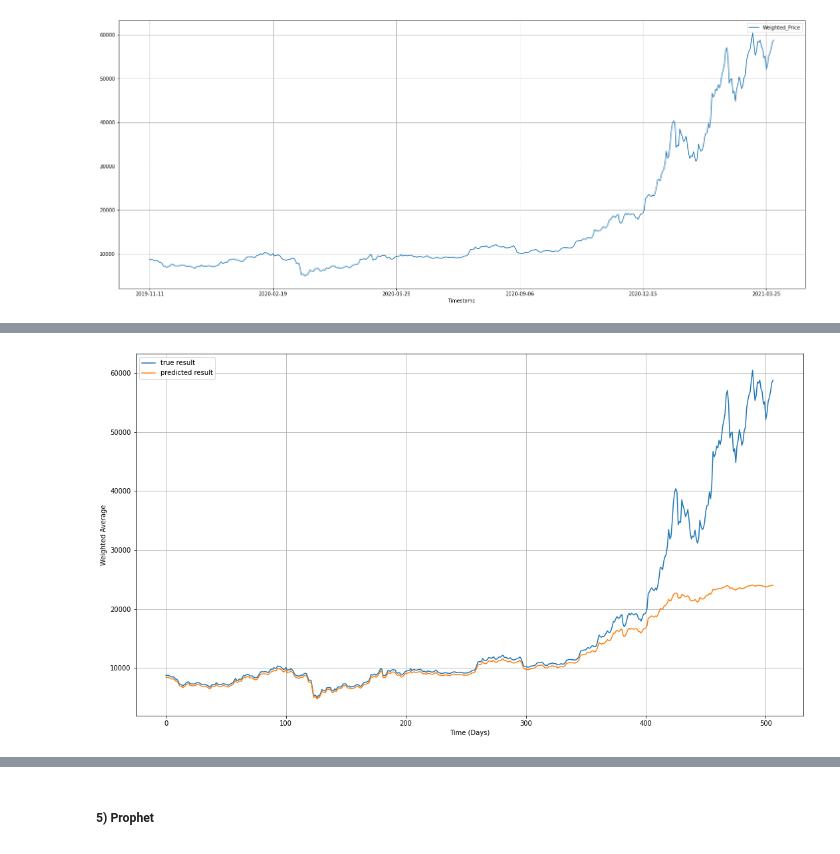
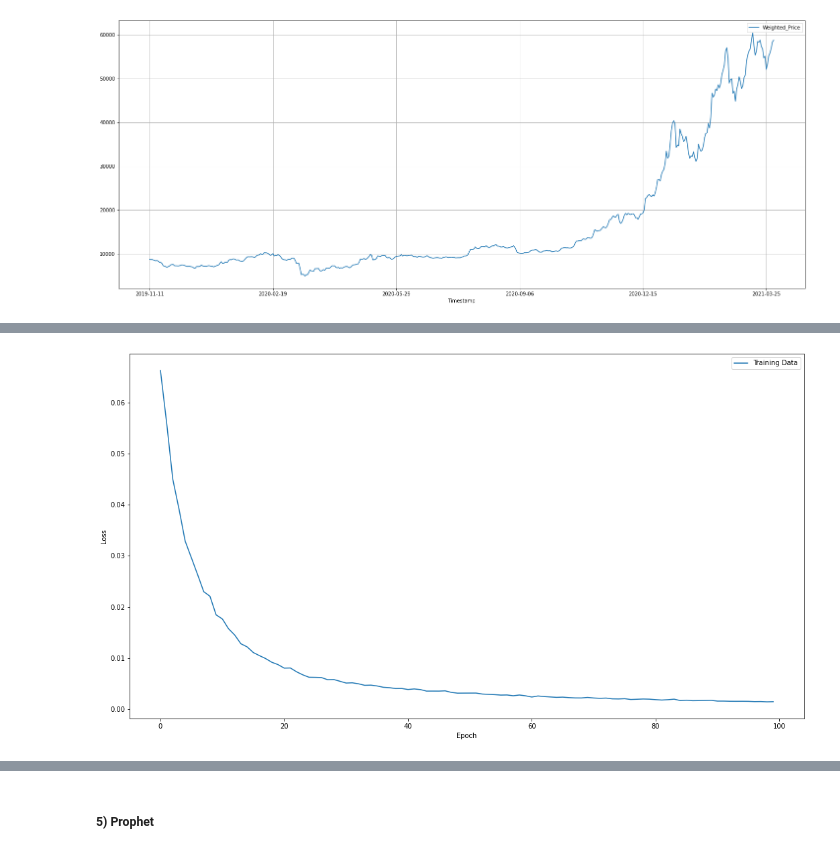
Before and after one commit to AshutoshBhawsar/Cryptocurrency-data-analysis-and-investing-strategies, a Jupyter notebook: code/phase2.ipynb, the cells around one changed output, grey strips where cells are left out. Cells and saved outputs as stored; diff of their text form; code cells hidden in the pictures.

```diff
--- a/code/phase2.ipynb
+++ b/code/phase2.ipynb
@@ -190,8 +212,8 @@ plot_confusion_matrix(random_forest_classifier, X_test, y_test)
 # %%
 # Splitting the dataset
 splitting_index = int(0.85*len(btc_data))
-df_train = btc_data.iloc[:splitting_index,:]
-df_test = btc_data.iloc[splitting_index:,:]
+training_df = btc_data.iloc[:splitting_index,:]
+testing_df = btc_data.iloc[splitting_index:,:]
 # %%
 # Visualize Training and Testing data
 visualize_frame=pd.DataFrame({})
@@ -208,33 +230,29 @@ df_test.plot(grid=True, figsize=(25,10))
 <matplotlib.axes._subplots.AxesSubplot at 0x...>
 [figure]
 # %%
-training_set = df_train.values
+training_set = training_df.values
 training_set = np.reshape(training_set, (len(training_set), 1))
+
 sc = MinMaxScaler()
 training_set = sc.fit_transform(training_set)
-X_train = training_set[0:len(training_set)-1]
+
+X_train = training_set[:len(training_set)-1]
 y_train = training_set[1:len(training_set)]
 X_train = np.reshape(X_train, (len(X_train), 1, 1))
 # %%
+lstm_model = Sequential()
 
-# Initialising the RNN
-regressor = Sequential()
+lstm_model.add(LSTM(units = 128, activation = 'sigmoid', input_shape = (1, 1)))
 
-# Adding the input layer and the LSTM layer
-regressor.add(LSTM(units = 128, activation = 'sigmoid', input_shape = (1, 1)))
+lstm_model.add(Dropout(0.2))
 
-regressor.add(Dropout(0.2))
+lstm_model.add(Dense(units = 1))
 
-# Adding the output layer
-regressor.add(Dense(units = 1))
+lstm_model.compile(optimizer = 'adam', loss = 'mean_squared_error')
 
-# Compiling the RNN
-regressor.compile(optimizer = 'adam', loss = 'mean_squared_error')
+lstm_model.summary()
 
-regressor.summary()
-
-# Fitting the RNN to the Training set
-model_history = regressor.fit(X_train, y_train, batch_size = 50, epochs = 100, verbose = 2)
+model_history = lstm_model.fit(X_train, y_train, batch_size = 50, epochs = 100, verbose = 2)
 # %% [output]
 Model: "sequential"
 _________________________________________________________________
@@ -274,13 +310,10 @@ See the caveats in the documentation: https://pandas.pydata.org/pandas-docs/stab
 # %%
-# Visualising the results
-
+# Model's loss evaluation
 plt.figure(figsize=(18,10))
-plt.plot(test_set, label="true result")
-plt.plot(predicted_BTC_price, label="predicted result")
-plt.legend()
-plt.xlabel("Time (Days)")
-plt.ylabel("Weighted Average")
-plt.grid(True)
+plt.plot(model_history.history['loss'])
+plt.legend(['Training Data'])
+plt.xlabel('Epoch')
+plt.ylabel('Loss')
 plt.show()
 # %% [output]
-[figure, old version]
+[figure, new version]
```
Also changed, not shown: parts of 30 cells of this notebook.
